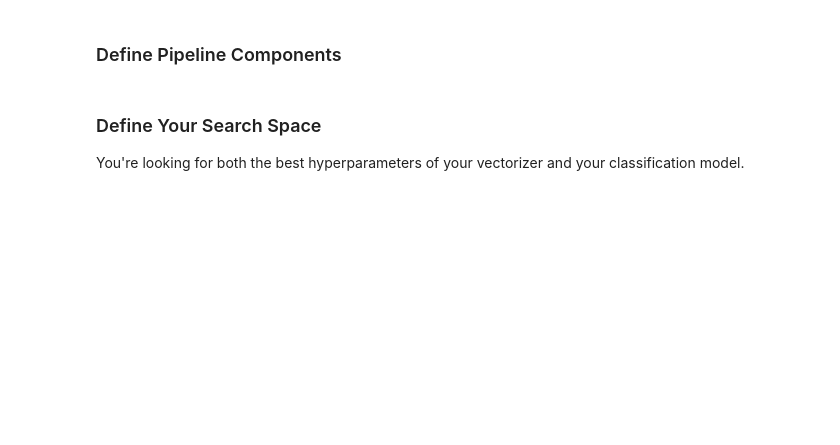
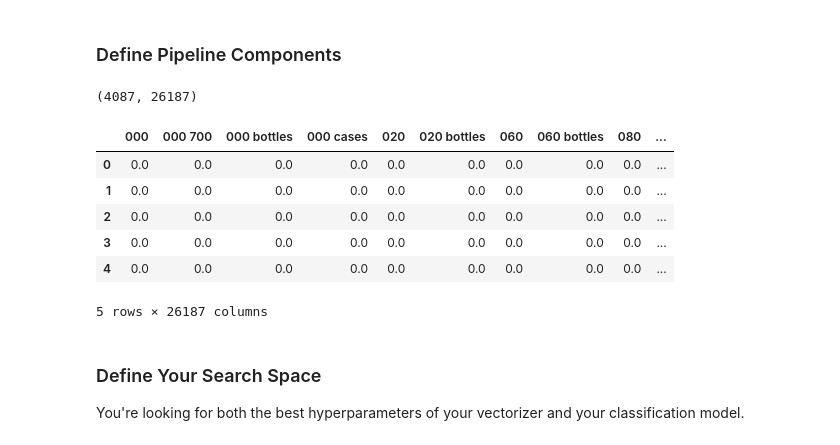
Before and after one commit to WhyseRabbit/DS-Unit-4-Sprint-1-NLP, a Jupyter notebook: module3-document-classification/LS_DS_413_Document_Classification_Assignment.ipynb, the cells around one changed output. Drawn from its saved outputs; the diff is of its cells as text; code cells hidden in the pictures; blank space fills up the shorter version.

```diff
--- a/module3-document-classification/LS_DS_413_Document_Classification_Assignment.ipynb
+++ b/module3-document-classification/LS_DS_413_Document_Classification_Assignment.ipynb
@@ -55,3 +89,36 @@ pipe = Pipeline([('vect', vect), ('clf', clf)])
+# %%
+from sklearn.pipeline import Pipeline
+from sklearn.ensemble import RandomForestClassifier
+from sklearn.model_selection import GridSearchCV
+from sklearn.feature_extraction.text import TfidfVectorizer
+from sklearn.svm import LinearSVC
+
+# Create Pipeline Components
+vect = TfidfVectorizer(stop_words="english",
+                       ngram_range=(1,2),
+                       min_df=2,
+                       max_df=0.25)
+svm = LinearSVC()
+clf = svm
+
+pipe = Pipeline([("vect", vect), ("clf", clf)])
+# %%
+# Get sparse dtm
+dtm = vect.fit_transform(train.description)
+
+# Convert to dataframe
+dtm = pd.DataFrame(dtm.todense(), columns=vect.get_feature_names())
+print(dtm.shape)
+dtm.head()
+# %% [output]
+(4087, 26187)
+|  | 000 | 000 700 | 000 bottles | 000 cases | 020 | 020 bottles | 060 | 060 bottles | 080 | ... |
+| 0 | 0.0 | 0.0 | 0.0 | 0.0 | 0.0 | 0.0 | 0.0 | 0.0 | 0.0 | ... |
+| 1 | 0.0 | 0.0 | 0.0 | 0.0 | 0.0 | 0.0 | 0.0 | 0.0 | 0.0 | ... |
+| 2 | 0.0 | 0.0 | 0.0 | 0.0 | 0.0 | 0.0 | 0.0 | 0.0 | 0.0 | ... |
+| 3 | 0.0 | 0.0 | 0.0 | 0.0 | 0.0 | 0.0 | 0.0 | 0.0 | 0.0 | ... |
+| 4 | 0.0 | 0.0 | 0.0 | 0.0 | 0.0 | 0.0 | 0.0 | 0.0 | 0.0 | ... |
+5 rows × 26187 columns
 # %% [markdown]
 ### Define Your Search Space
 You're looking for both the best hyperparameters of your vectorizer and your classification model.
```
Also changed, not shown: parts of 13 cells of this notebook, 3 other files.
